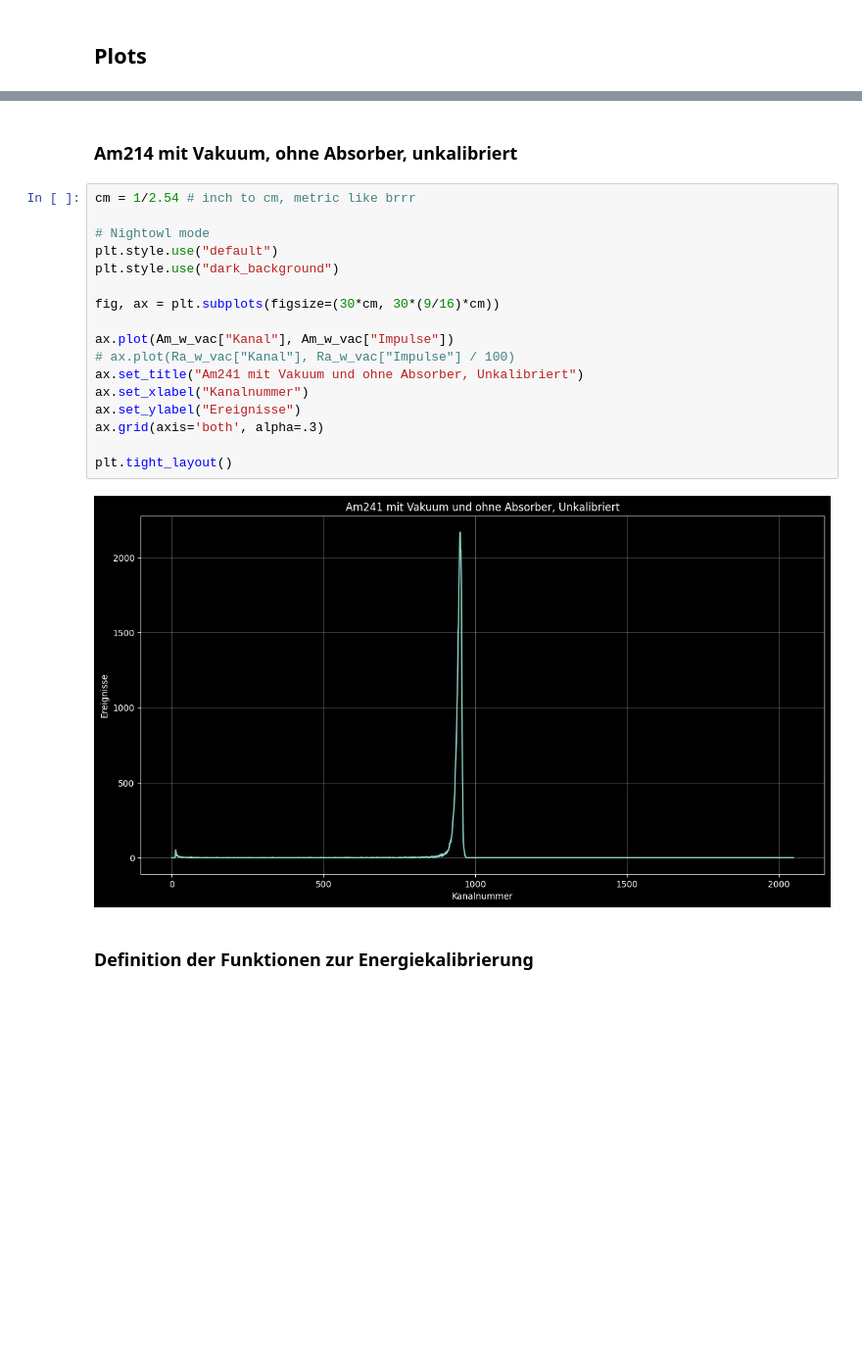
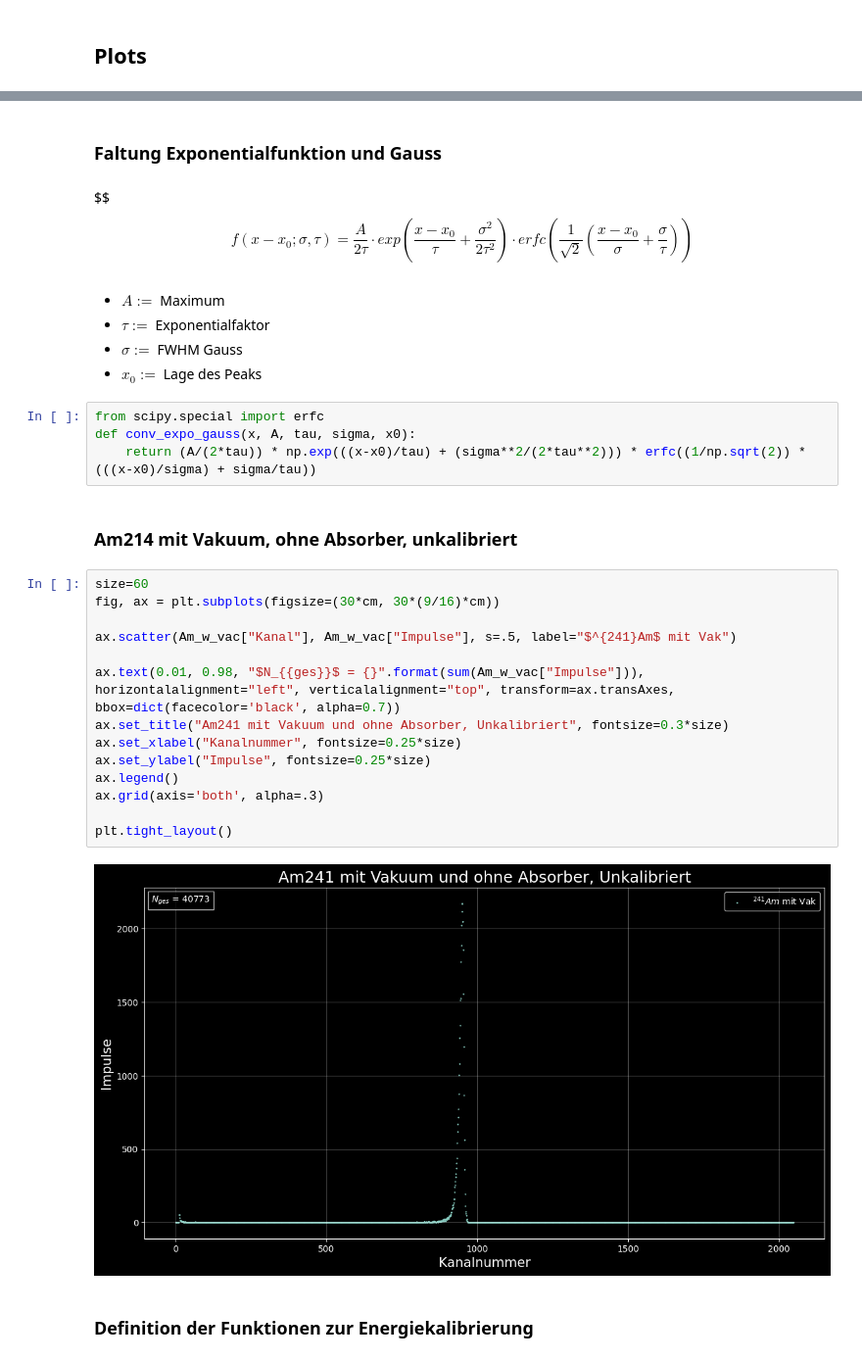
Before and after one commit to HateFindingNames/RadiationProtection_DetectorTechnology, a Jupyter notebook: V11/V11.ipynb, the cells around one changed output, grey strips where cells are left out. Shown at 98% size. Drawn from its saved outputs; the diff is of its cells as text; blank space fills up the shorter version.

```diff
--- a/V11/V11.ipynb
+++ b/V11/V11.ipynb
@@ -109,24 +132,37 @@ Ra_w_vac = spl_lst[5]
+# %% [markdown]
+### Faltung Exponentialfunktion und Gauss
+# %% [markdown]
+$$
+\begin{equation*}
+f(x - x_0; \sigma, \tau) = \frac{A}{2\tau} \cdot exp \left( \frac{x - x_0}{\tau} + \frac{\sigma^2}{2\tau^2} \right) \cdot erfc\left( \frac{1}{\sqrt{2}}\left( \frac{x - x_0}{\sigma} + \frac{\sigma}{\tau} \right) \right)
+\end{equation*}
+# %% [markdown]
+* $A :=$ Maximum
+* $\tau :=$ Exponentialfaktor
+* $\sigma :=$ FWHM Gauss
+* $x_0 :=$ Lage des Peaks
+# %%
+from scipy.special import erfc
+def conv_expo_gauss(x, A, tau, sigma, x0):
+	return (A/(2*tau)) * np.exp(((x-x0)/tau) + (sigma**2/(2*tau**2))) * erfc((1/np.sqrt(2)) * (((x-x0)/sigma) + sigma/tau))
 # %% [markdown]
 ### Am214 **mit** Vakuum, **ohne** Absorber, unkalibriert
 # %%
-cm = 1/2.54 # inch to cm, metric like brrr
-
-# Nightowl mode
-plt.style.use("default")
-plt.style.use("dark_background")
-
+size=60
 fig, ax = plt.subplots(figsize=(30*cm, 30*(9/16)*cm))
 
-ax.plot(Am_w_vac["Kanal"], Am_w_vac["Impulse"])
-# ax.plot(Ra_w_vac["Kanal"], Ra_w_vac["Impulse"] / 100)
-ax.set_title("Am241 mit Vakuum und ohne Absorber, Unkalibriert")
-ax.set_xlabel("Kanalnummer")
-ax.set_ylabel("Ereignisse")
+ax.scatter(Am_w_vac["Kanal"], Am_w_vac["Impulse"], s=.5, label="$^{241}Am$ mit Vak")
+
+ax.text(0.01, 0.98, "$N_{{ges}}$ = {}".format(sum(Am_w_vac["Impulse"])), horizontalalignment="left", verticalalignment="top", transform=ax.transAxes, bbox=dict(facecolor='black', alpha=0.7))
+ax.set_title("Am241 mit Vakuum und ohne Absorber, Unkalibriert", fontsize=0.3*size)
+ax.set_xlabel("Kanalnummer", fontsize=0.25*size)
+ax.set_ylabel("Impulse", fontsize=0.25*size)
+ax.legend()
 ax.grid(axis='both', alpha=.3)
 
 plt.tight_layout()
 # %% [output]
-[figure, old version]
+[figure, new version]
 # %% [markdown]
 ### Definition der Funktionen zur Energiekalibrierung
 # %% [markdown]
```
Also changed, not shown: parts of 32 cells of this notebook.
